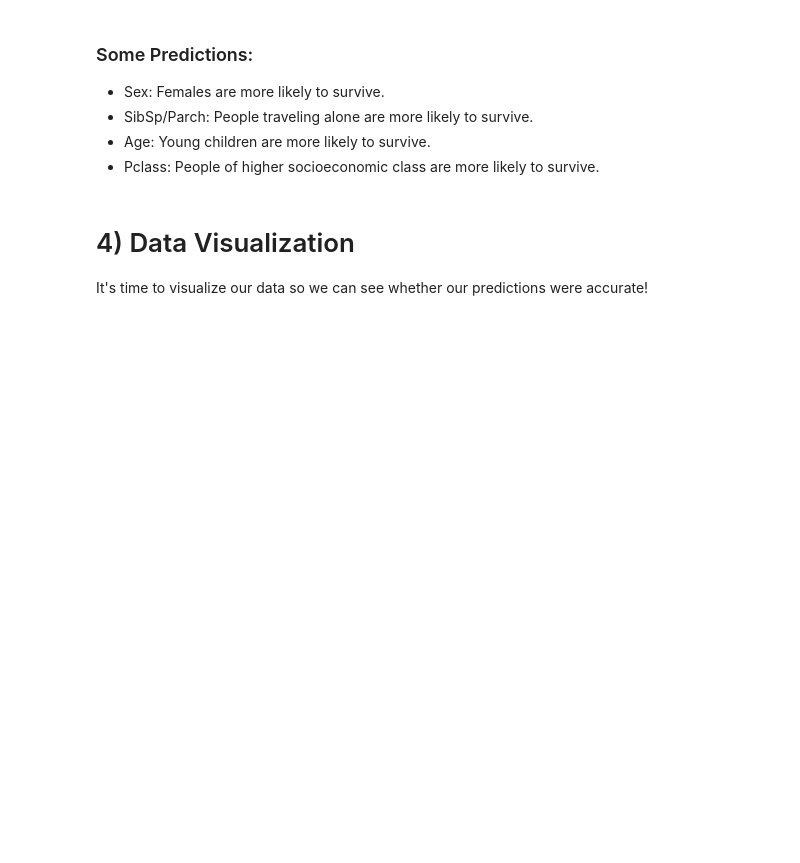
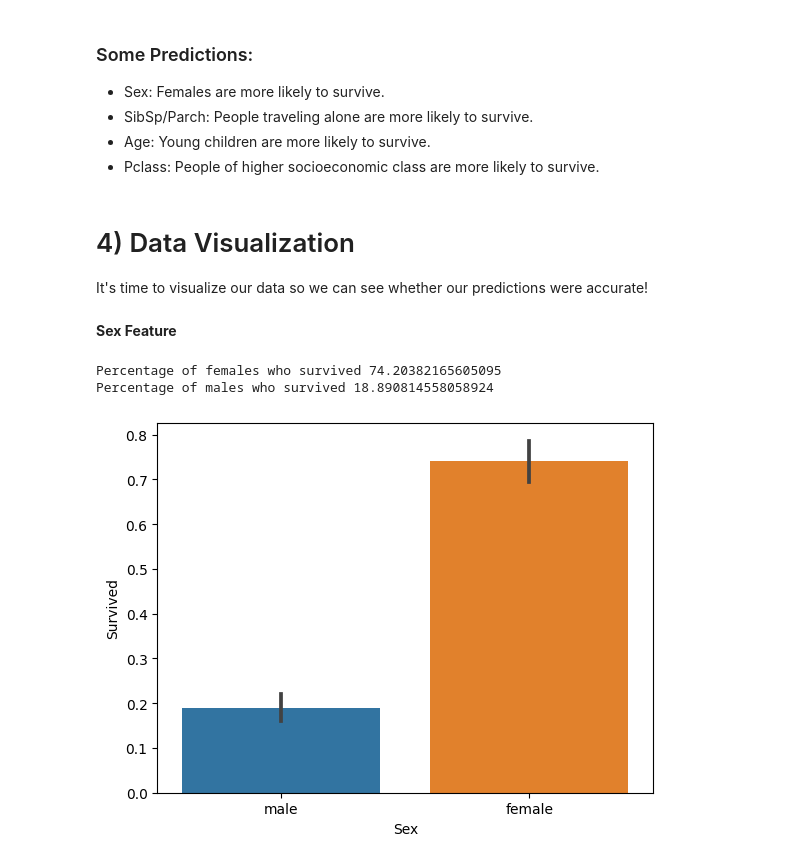
Before and after one commit to Nameless8243/Kaggle_learn, a Jupyter notebook: notebookfbe66c2298.ipynb, the cells around one changed output. Saved outputs shown, nothing was run; the diff lists cells and outputs as text; code cells hidden in the pictures; blank space fills up the shorter version.

```diff
--- a/notebookfbe66c2298.ipynb
+++ b/notebookfbe66c2298.ipynb
@@ -124,3 +124,19 @@ We can see that except for the abovementioned missing values, no NaN values exis
 # %% [markdown]
 # 4) Data Visualization
 It's time to visualize our data so we can see whether our predictions were accurate!
+# %% [markdown]
+**Sex Feature**
+# %%
+# draw a bar plot of survival by sex
+sns.barplot(x="Sex", y="Survived",data=train)
+
+#print percentages of females vs.males that survive
+print("Percentage of females who survived",
+      train["Survived"][train["Sex"] == "female"].value_counts(normalize = True)[1]*100)
+
+print("Percentage of males who survived",
+      train["Survived"][train["Sex"] == "male"].value_counts(normalize = True)[1]*100)
+# %% [output]
+Percentage of females who survived 74.20382165605095
+Percentage of males who survived 18.890814558058924
+[figure, added]
```
Also changed, not shown: parts of 33 cells of this notebook.
